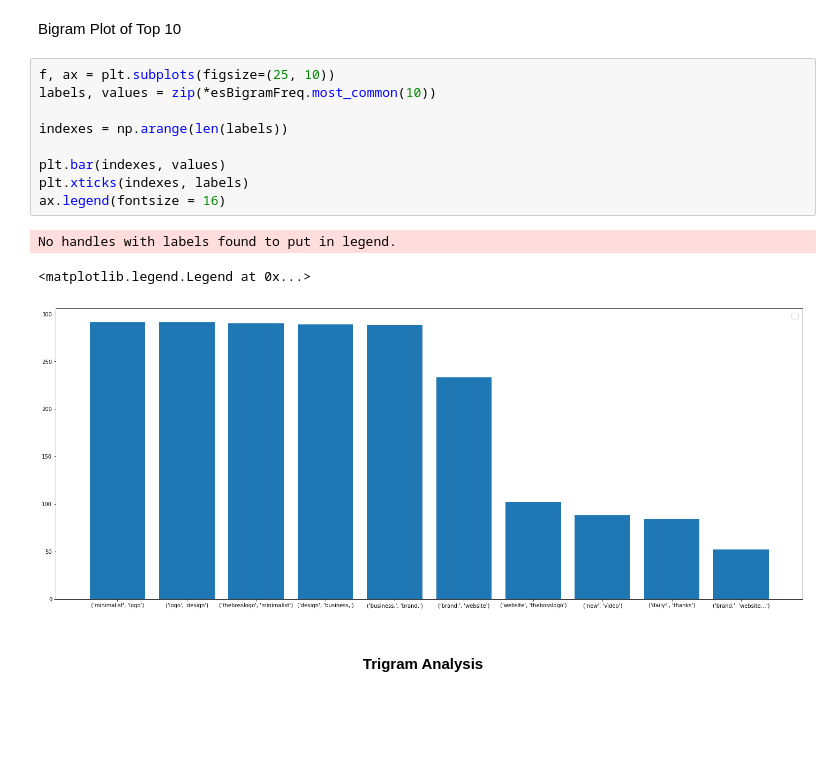
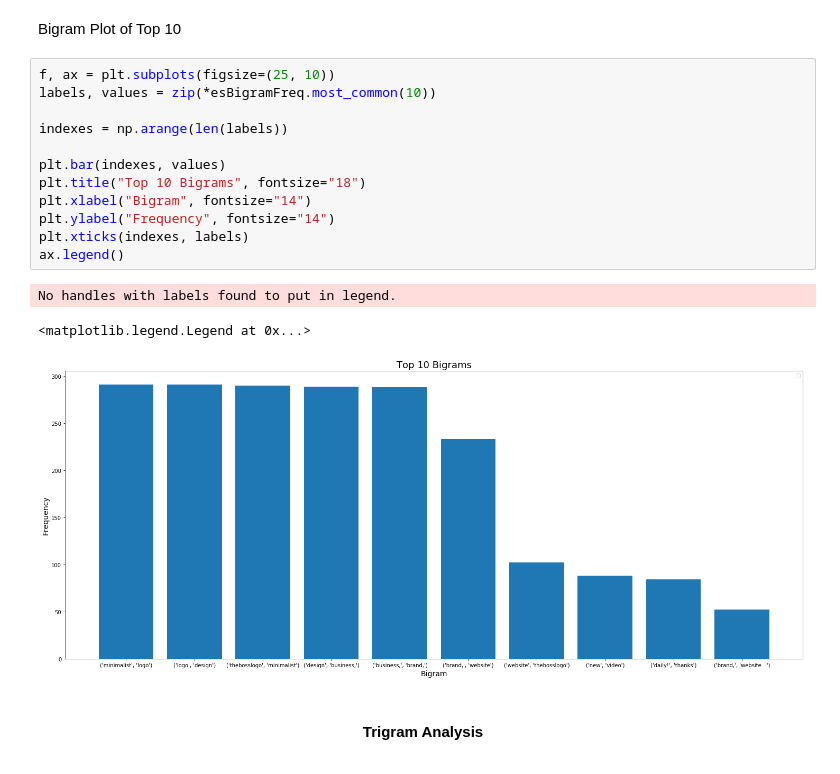
Before and after one commit to pinkdragon1000/News-Tweet-Analysis, a Jupyter notebook: News Tweet Analysis.ipynb, the cells around one changed output. Drawn from its saved outputs; the diff is of its cells as text; blank space fills up the shorter version.

```diff
--- a/News Tweet Analysis.ipynb
+++ b/News Tweet Analysis.ipynb
@@ -465,16 +465,19 @@ Bigram Plot of Top 10
 # %%
 f, ax = plt.subplots(figsize=(25, 10))
 labels, values = zip(*esBigramFreq.most_common(10))
 
 indexes = np.arange(len(labels))
 
 plt.bar(indexes, values)
+plt.title("Top 10 Bigrams", fontsize="18")
+plt.xlabel("Bigram", fontsize="14")
+plt.ylabel("Frequency", fontsize="14")
 plt.xticks(indexes, labels)
-ax.legend(fontsize = 16)
+ax.legend()
 # %% [output]
 No handles with labels found to put in legend.
 <matplotlib.legend.Legend at 0x...>
-[figure, old version]
+[figure, new version]
 # %% [markdown]
 <center><h4> Trigram Analysis</h4></center>
 # %%
```
Also changed, not shown: 1 other file.
